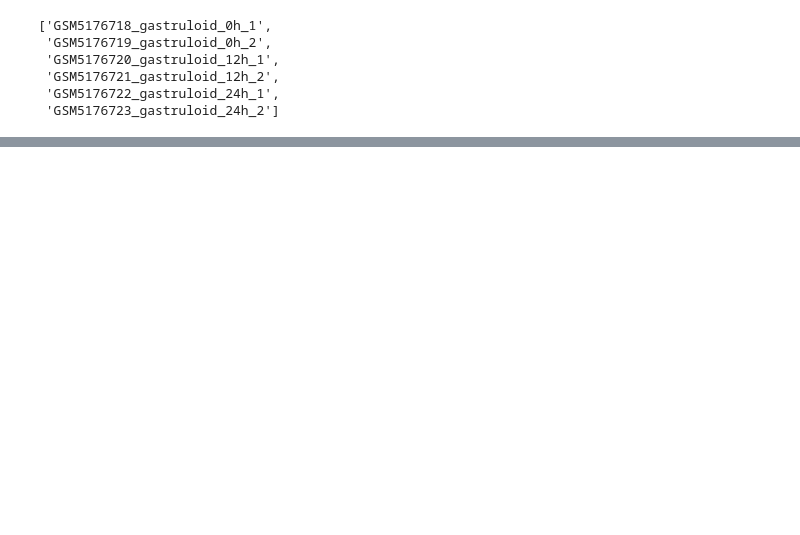
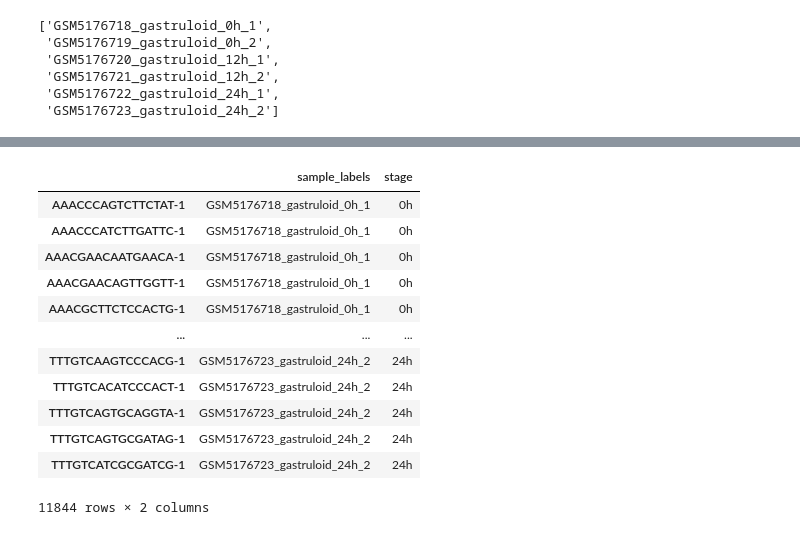
Before and after one commit to stanfish06/micropattern, a Jupyter notebook: notebooks/eda.ipynb, the cells around one changed output, grey strips where cells are left out. Saved outputs shown, nothing was run; the diff lists cells and outputs as text; code cells hidden in the pictures; blank space fills up the shorter version.

```diff
--- a/notebooks/eda.ipynb
+++ b/notebooks/eda.ipynb
@@ -83,0 +187,26 @@ for s in sample_list:
+# %%
+from anndata import AnnData
+adata_list = []
+for s, dat in data_list_filt.items():
+    adata = AnnData(dat)
+    adata.obs["sample_labels"] = s
+    adata.obs["stage"] = s.split("_")[-2]
+    adata_list.append(adata)
+adata = sc.concat(adata_list)
+adata.
+# %%
+adata.obs
+# %% [output]
+|  | sample_labels | stage |
+| AAACCCAGTCTTCTAT-1 | GSM5176718_gastruloid_0h_1 | 0h |
+| AAACCCATCTTGATTC-1 | GSM5176718_gastruloid_0h_1 | 0h |
+| AAACGAACAATGAACA-1 | GSM5176718_gastruloid_0h_1 | 0h |
+| AAACGAACAGTTGGTT-1 | GSM5176718_gastruloid_0h_1 | 0h |
+| AAACGCTTCTCCACTG-1 | GSM5176718_gastruloid_0h_1 | 0h |
+| ... | ... | ... |
+| TTTGTCAAGTCCCACG-1 | GSM5176723_gastruloid_24h_2 | 24h |
+| TTTGTCACATCCCACT-1 | GSM5176723_gastruloid_24h_2 | 24h |
+| TTTGTCAGTGCAGGTA-1 | GSM5176723_gastruloid_24h_2 | 24h |
+| TTTGTCAGTGCGATAG-1 | GSM5176723_gastruloid_24h_2 | 24h |
+| TTTGTCATCGCGATCG-1 | GSM5176723_gastruloid_24h_2 | 24h |
+11844 rows × 2 columns
```
Also changed, not shown: parts of 9 cells of this notebook, 1 other file.
